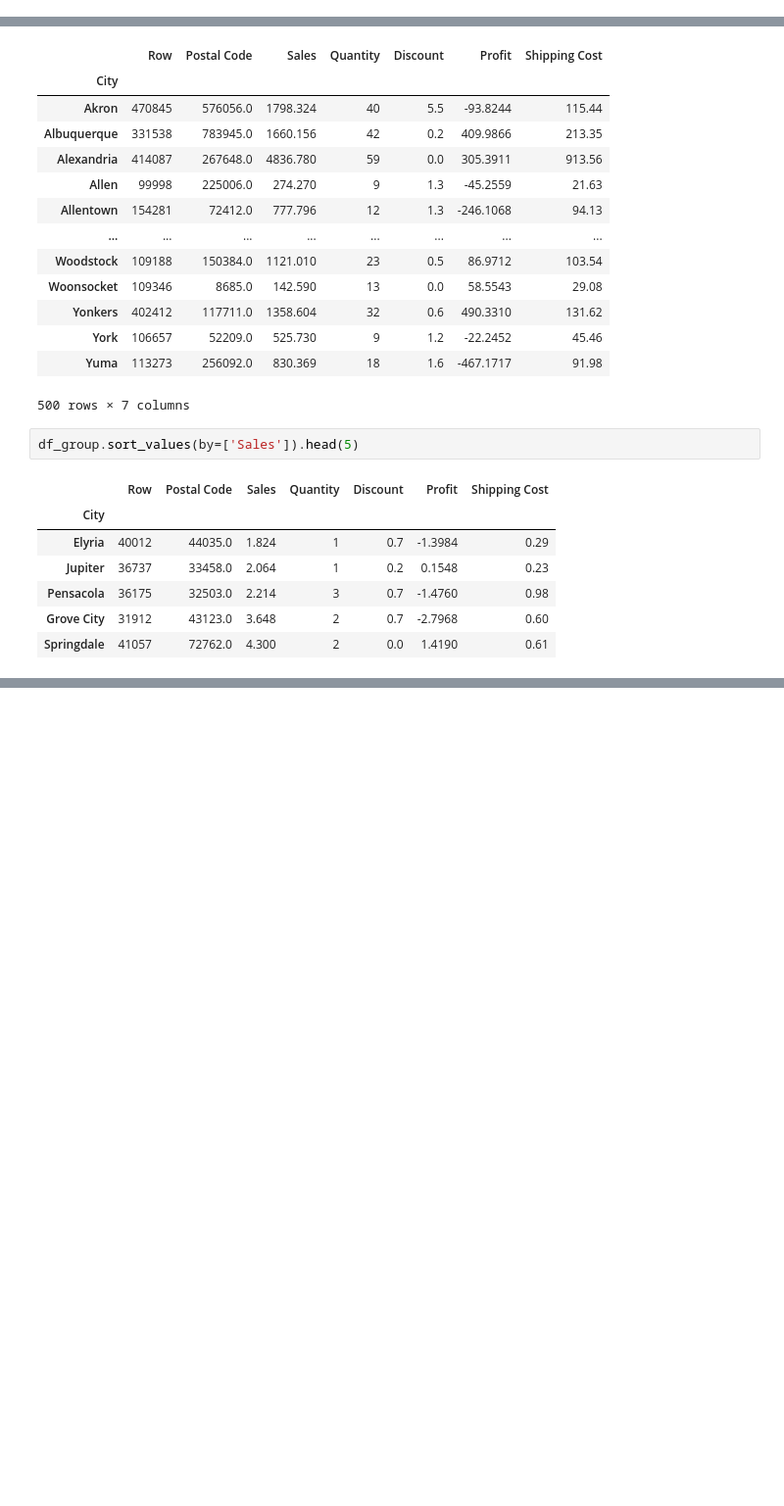
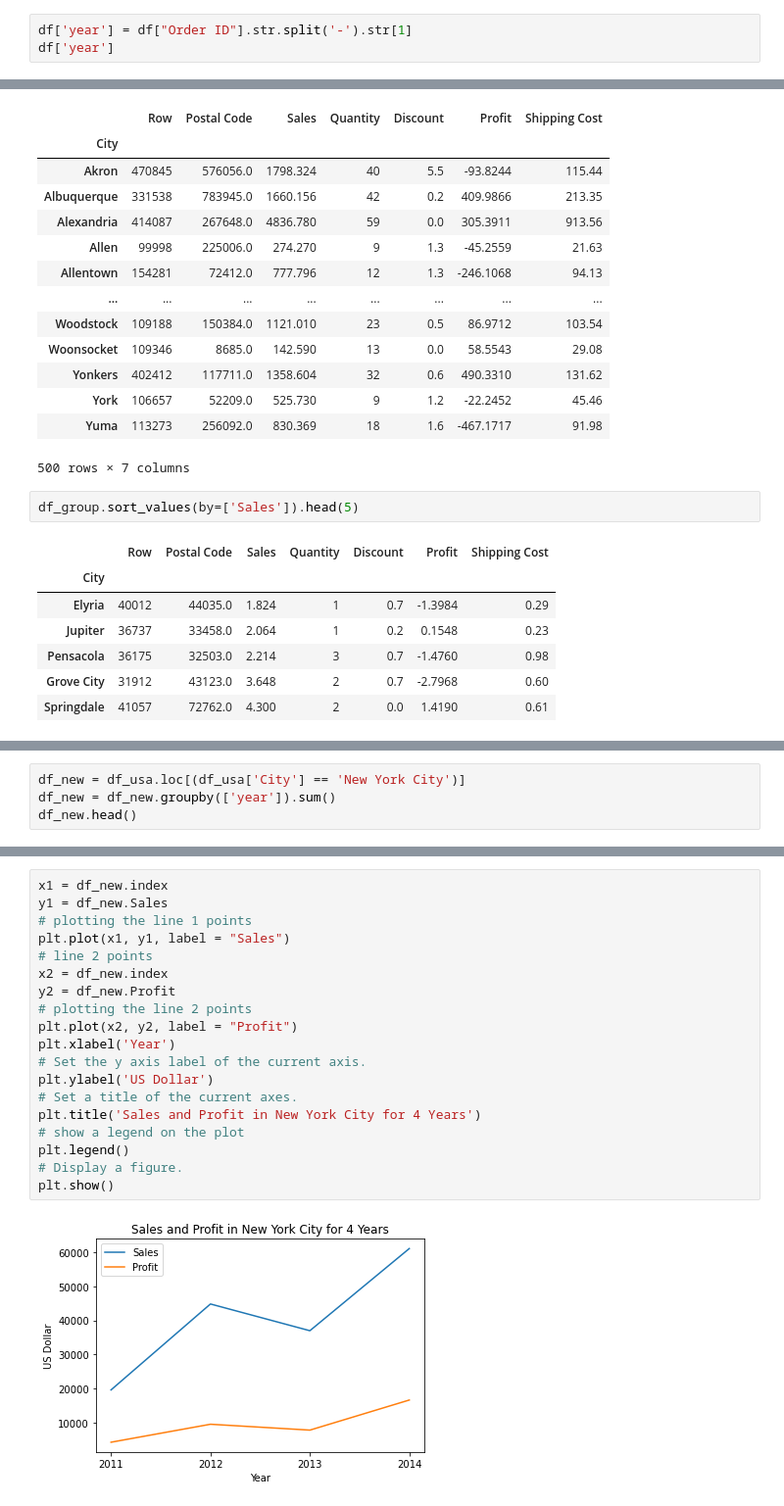
Before and after one commit to Joshfrederich/TechnoskillEZ, a Jupyter notebook: EZWIN.ipynb, the cells around one changed output, grey strips where cells are left out. Shown at 98% size. Saved outputs shown, nothing was run; the diff lists cells and outputs as text; blank space fills up the shorter version.

```diff
--- a/EZWIN.ipynb
+++ b/EZWIN.ipynb
@@ -25,3 +25,6 @@ df.head()
 | 3 | 5 | MX-2012-155047 | 2012-10-15 | 2012-10-20 | Standard Class | KW-16570 | Kelly Williams | Consumer | Dos Quebradas | ... |
 | 4 | 7 | MX-2013-134096 | 2013-09-27 | 2013-10-01 | Standard Class | DP-13000 | Darren Powers | Consumer | São Paulo | ... |
 5 rows × 24 columns
+# %%
+df['year'] = df["Order ID"].str.split('-').str[1]
+df['year']
@@ -157,0 +180,4 @@ df_group.sort_values(by=['Sales']).tail(10)
+# %%
+df_new = df_usa.loc[(df_usa['City'] == 'New York City')]
+df_new = df_new.groupby(['year']).sum()
+df_new.head()
@@ -157,0 +191,21 @@ df_group.sort_values(by=['Sales']).tail(10)
+# %%
+x1 = df_new.index
+y1 = df_new.Sales
+# plotting the line 1 points
+plt.plot(x1, y1, label = "Sales")
+# line 2 points
+x2 = df_new.index
+y2 = df_new.Profit
+# plotting the line 2 points
+plt.plot(x2, y2, label = "Profit")
+plt.xlabel('Year')
+# Set the y axis label of the current axis.
+plt.ylabel('US Dollar')
+# Set a title of the current axes.
+plt.title('Sales and Profit in New York City for 4 Years')
+# show a legend on the plot
+plt.legend()
+# Display a figure.
+plt.show()
+# %% [output]
+[figure, added]
```
Also changed, not shown: parts of 15 cells of this notebook.
